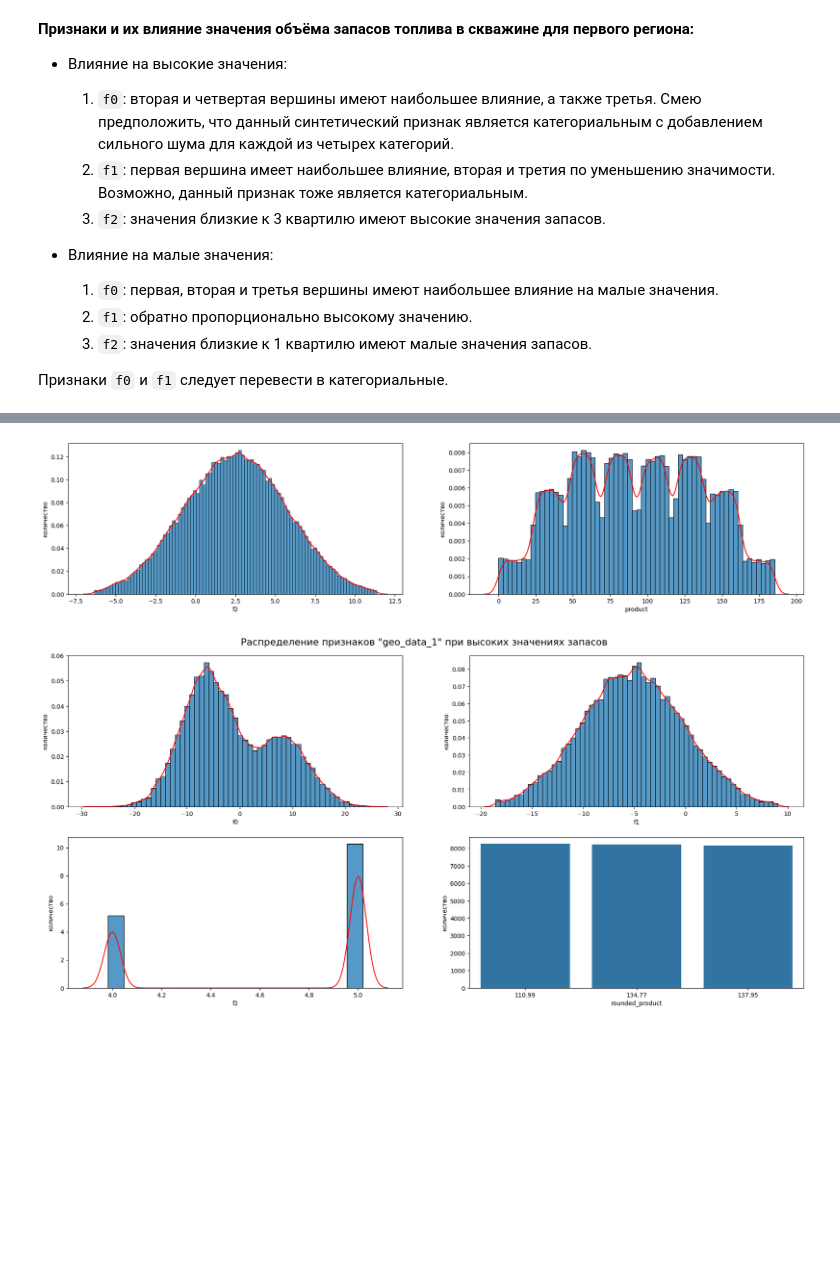
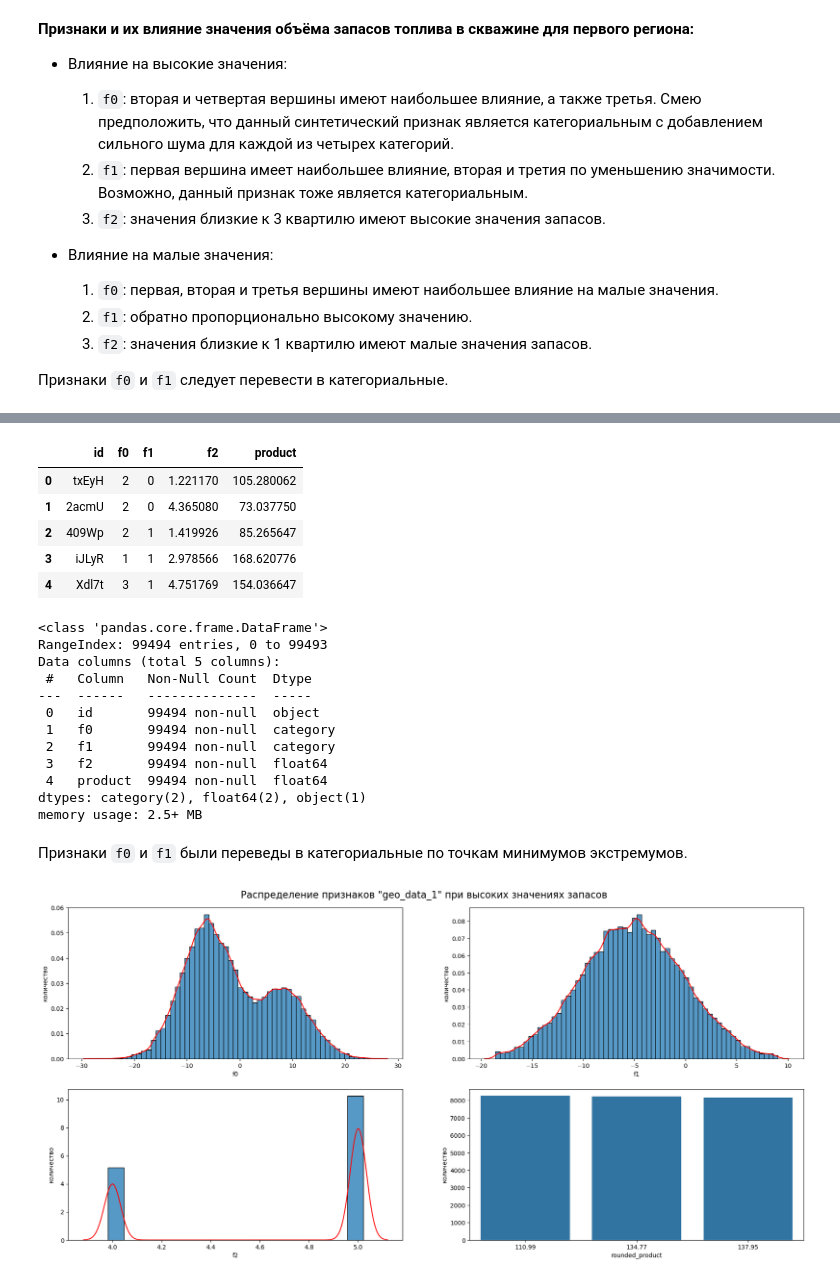
Before and after one commit to serguntsov/geo_well_ml, a Jupyter notebook: where_to_drill_a_well.ipynb, the cells around one changed output, grey strips where cells are left out. Drawn from its saved outputs; the diff is of its cells as text; code cells hidden in the pictures; blank space fills up the shorter version.

```diff
--- a/where_to_drill_a_well.ipynb
+++ b/where_to_drill_a_well.ipynb
@@ -369,7 +391,0 @@ geo_min_extrema_0 = get_min_extrema('f0', 'f1', df=geo_data_0)
-# %%
-for clm, bins in geo_min_extrema_0.items():
-    geo_data_0[clm] = pd.cut(
-                         x=geo_data_0[clm],
-                         bins=bins,
-                         labels=[*range(len(bins)-1)]
-                      )
@@ -394,7 +392,27 @@ geo_data_0
-# %%
-plt_distribution(geo_data_0)
-# %% [output]
-[figure, removed]
+# %%
+display(geo_data_0.head())
+geo_data_0.info()
+# %% [output]
+|  | id | f0 | f1 | f2 | product |
+| 0 | txEyH | 2 | 0 | 1.221170 | 105.280062 |
+| 1 | 2acmU | 2 | 0 | 4.365080 | 73.037750 |
+| 2 | 409Wp | 2 | 1 | 1.419926 | 85.265647 |
+| 3 | iJLyR | 1 | 1 | 2.978566 | 168.620776 |
+| 4 | Xdl7t | 3 | 1 | 4.751769 | 154.036647 |
+<class 'pandas.core.frame.DataFrame'>
+RangeIndex: 99494 entries, 0 to 99493
+Data columns (total 5 columns):
+ #   Column   Non-Null Count  Dtype
+---  ------   --------------  -----
+ 0   id       99494 non-null  object
+ 1   f0       99494 non-null  category
+ 2   f1       99494 non-null  category
+ 3   f2       99494 non-null  float64
+ 4   product  99494 non-null  float64
+dtypes: category(2), float64(2), object(1)
+memory usage: 2.5+ MB
+# %% [markdown]
+Признаки `f0` и `f1` были переведы в категориальные по точкам минимумов экстремумов.
 # %%
 plt_distribution(geo_data_1.query(f'product >= {geo_data_1["product"].quantile(.8)}'))
 plt.suptitle('Распределение признаков "geo_data_1" при высоких значениях запасов', fontsize=16, y=0.92)
```
Also changed, not shown: parts of 11 cells of this notebook.
